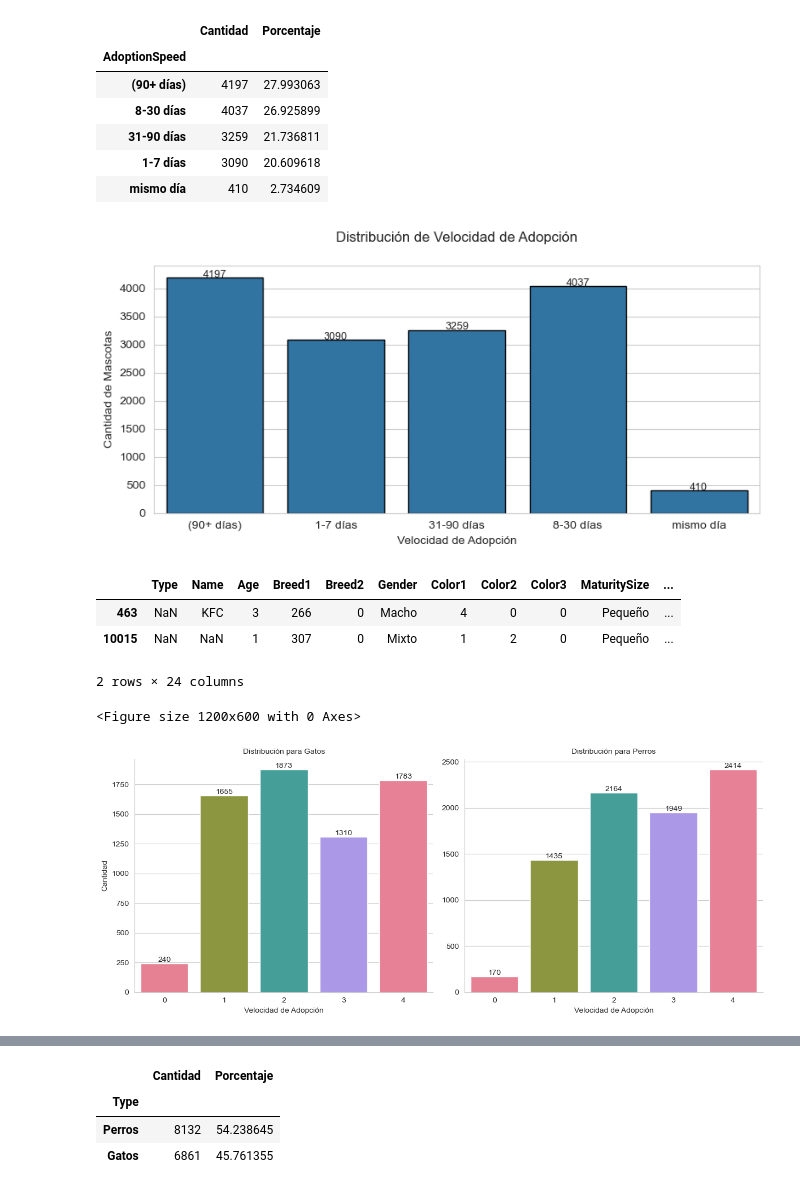
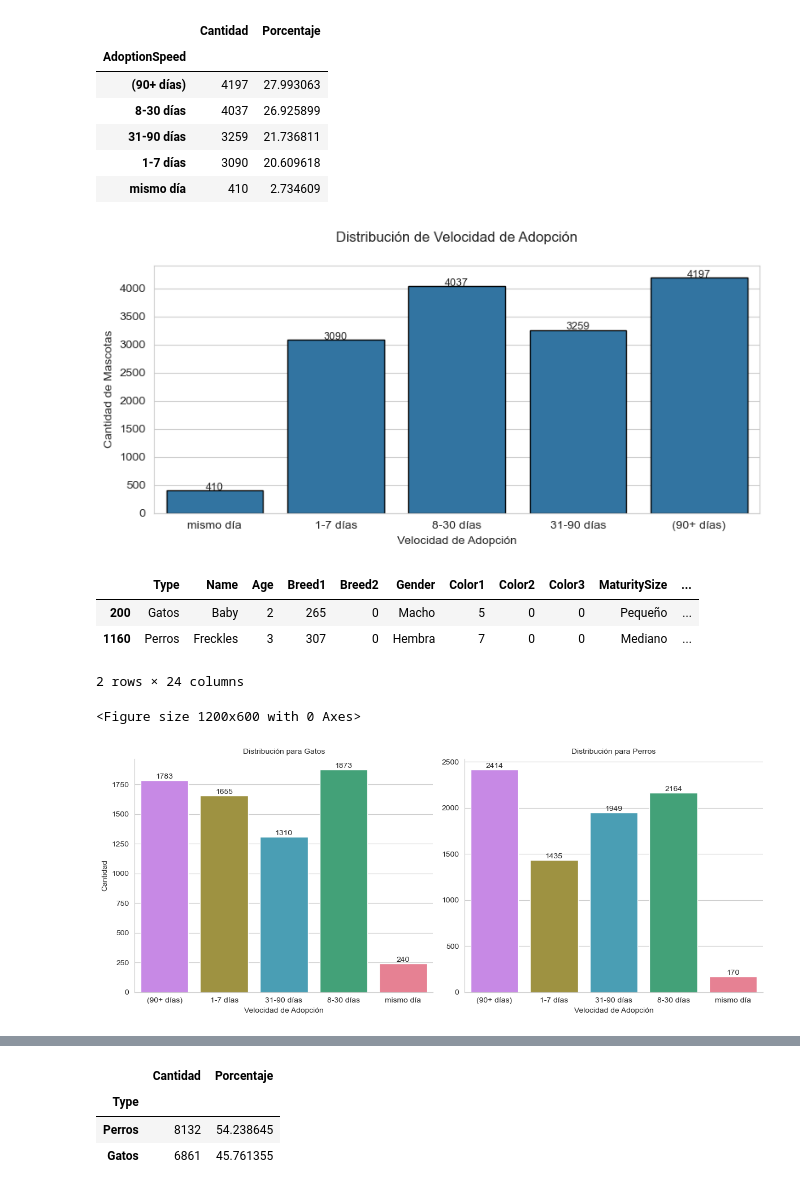
Before and after one commit to ctalamilla/austral-mcd-ldi2, a Jupyter notebook: TP_Grupo7_LDI2.ipynb, the cells around one changed output, grey strips where cells are left out. Cells and saved outputs as stored; diff of their text form; code cells hidden in the pictures.

```diff
--- a/TP_Grupo7_LDI2.ipynb
+++ b/TP_Grupo7_LDI2.ipynb
@@ -163,7 +163,7 @@ df.shape
 (14993, 24)
 # %%
 # Diccionarios de mapeo basados en tu descripción
-map_type = {1: 'Perro', 2: 'Gato'}
+map_type = {1: 'Perros', 2: 'Gatos'}
 map_gender = {1: 'Macho', 2: 'Hembra', 3: 'Mixto'}
 map_maturity = {1: 'Pequeño', 2: 'Mediano', 3: 'Grande', 4: 'Extra grande', 0: 'No especificado'}
 map_furlength = {1: 'Corto', 2: 'Medio', 3: 'Largo', 0: 'No especificado'}
@@ -171,10 +171,10 @@ map_vaccinated = {1: 'Sí', 2: 'No', 3: 'No claro'}
 map_dewormed = {1: 'Sí', 2: 'No', 3: 'No claro'}
 map_sterilized = {1: 'Sí', 2: 'No', 3: 'No claro'}
 map_health = {1: 'Saludable', 2: 'Lesión menor', 3: 'Lesión grave', 0: 'No especificado'}
-map_adoption_speed = {
-    0: "mismo día",
-    1: "1-7 días",
-    2: "8-30 días",
-    3: "31-90 días",
-    4: "(90+ días)"
-}
+adoption_order = [
+    "mismo día",
+    "1-7 días",
+    "8-30 días",
+    "31-90 días",
+    "(90+ días)"
+]
@@ -181,3 +183,6 @@ map_adoption_speed = {
+# %%
+# Tipo categórico ordenado para AdoptionSpeed
+adoption_cat_type = CategoricalDtype(categories=adoption_order, ordered=True)
 # %%
 # Copiamos el DataFrame original
 df_expl = df.copy()
@@ -191,7 +196,10 @@ df_expl['Vaccinated'] = df_expl['Vaccinated'].astype('int').map(map_vaccinated)
 df_expl['Dewormed'] = df_expl['Dewormed'].astype('int').map(map_dewormed)
 df_expl['Sterilized'] = df_expl['Sterilized'].astype('int').map(map_sterilized)
 df_expl['Health'] = df_expl['Health'].astype('int').map(map_health)
+#df_expl['AdoptionSpeed'] = df_expl['AdoptionSpeed'].astype('int').map(map_adoption_speed)
+# 🔁 Map + tipo categórico ordenado
 df_expl['AdoptionSpeed'] = df_expl['AdoptionSpeed'].astype('int').map(map_adoption_speed)
+df_expl['AdoptionSpeed'] = df_expl['AdoptionSpeed'].astype(adoption_cat_type)
 # %%
 df_expl.sample(10).T
 # %% [output]
@@ -252,47 +260,47 @@ for i, row in adoption_counts.iterrows():
 plt.tight_layout()
 plt.show()
 # %% [output]
-[figure, old version]
+[figure, new version]
 # %%
 df_expl.sample(2)
 # %% [output]
 |  | Type | Name | Age | Breed1 | Breed2 | Gender | Color1 | Color2 | Color3 | MaturitySize | ... |
-| 463 | NaN | KFC | 3 | 266 | 0 | Macho | 4 | 0 | 0 | Pequeño | ... |
-| 10015 | NaN | NaN | 1 | 307 | 0 | Mixto | 1 | 2 | 0 | Pequeño | ... |
+| 200 | Gatos | Baby | 2 | 265 | 0 | Macho | 5 | 0 | 0 | Pequeño | ... |
+| 1160 | Perros | Freckles | 3 | 307 | 0 | Hembra | 7 | 0 | 0 | Mediano | ... |
 2 rows × 24 columns
 # %%
 # Preparar los datos
-plot_data = df[df['Type'].isin(['Perros', 'Gatos'])].copy()
+plot_data = df_expl[df_expl['Type'].isin(['Perros', 'Gatos'])].copy()
 #plot_data['Type'] = plot_data['Type'].map({1: 'Perros', 2: 'Gatos'})
 
 # Configuración
 sns.set_style("whitegrid")
 plt.figure(figsize=(12, 6))
 
 # Crear el gráfico
 g = sns.FacetGrid(plot_data, col='Type', height=5, aspect=1.2, sharey=False)
 g.map_dataframe(
     sns.countplot,
     x='AdoptionSpeed',
     hue='AdoptionSpeed',  # Soluciona el warning de palette
     palette='husl',
     order=sorted(plot_data['AdoptionSpeed'].unique()),
     legend=False  # Evita que muestre la leyenda de hue
 )
 
 # Configurar títulos y etiquetas
 g.set_axis_labels('Velocidad de Adopción', 'Cantidad')
 g.set_titles(col_template='Distribución para {col_name}')  # Corrige el KeyError
 
 # Añadir los valores en las barras
 for ax in g.axes.flat:
     for container in ax.containers:
         ax.bar_label(container)
 
 plt.tight_layout()
 plt.show()
 # %% [output]
 <Figure size 1200x600 with 0 Axes>
-[figure, old version]
+[figure, new version]
 # %%
 # Contar las ocurrencias de cada combinación
```
Also changed, not shown: parts of 21 cells of this notebook.
